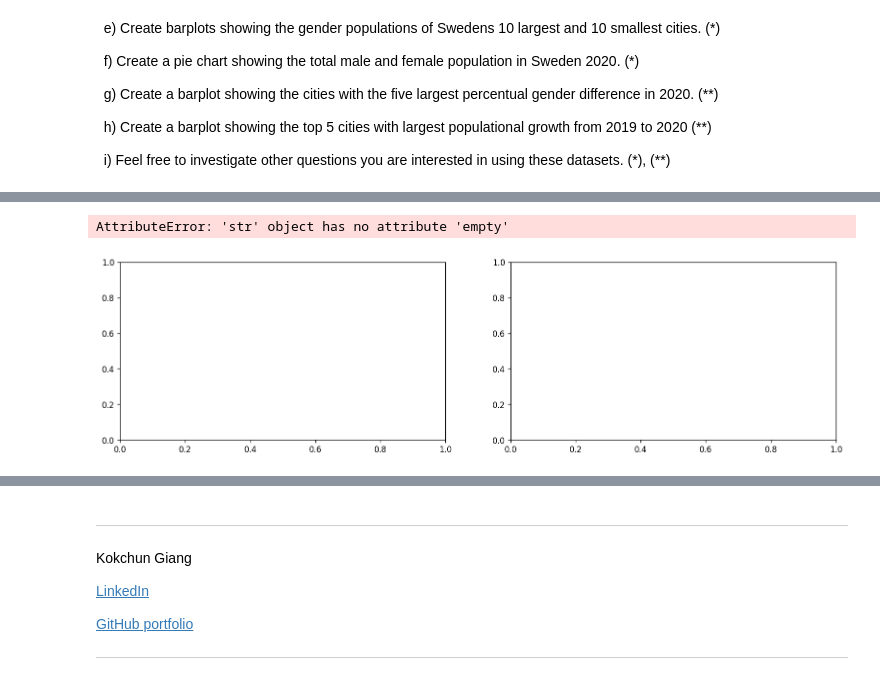
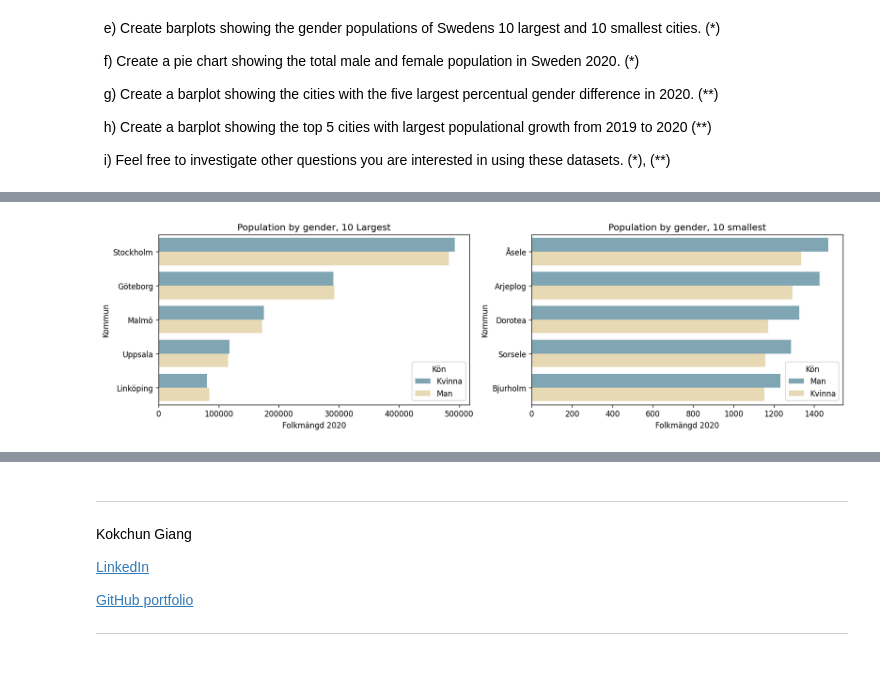
Before and after one commit to Rufshod/Databehandling-Alexander-Andersson, a Jupyter notebook: Exercises/E00_pandas_basic_syntax.ipynb, the cells around one changed output, grey strips where cells are left out. Cells and saved outputs as stored; diff of their text form; code cells hidden in the pictures.

```diff
--- a/Exercises/E00_pandas_basic_syntax.ipynb
+++ b/Exercises/E00_pandas_basic_syntax.ipynb
@@ -510,5 +502,16 @@ memory usage: 13.7+ KB
 # %%
 # b )
-df_merged = pd.concat([df_men, df_women]) # Merge with .concat to get it vertically
-df_merged
+def pop_columns(df):
+
+    df.pop("Rang 2020") # Removing columns
+    df.pop("Rang 2019")
+
+    return df
+
+pop_columns(df_men)
+pop_columns(df_women)
+
+df_merged = pd.concat([df_women, df_men]) # Merge with .concat to get it vertically
+
+df_merged.head()
 # %% [output]
@@ -588,4 +561,7 @@ pop_columns(df_merged)
 # %%
 
 
-df_all = pd.concat([df_merged, df_total], axis = 1) # Using pop columns whils concatinating the DataFrames.
+#df_all = pd.concat([df_merged, df_total], axis=1) # Using pop columns whils concatinating the DataFrames.
+df_all = df_merged.merge(df_total).sort_values(by = "Total Pop 2020", ascending= False, ignore_index= True)
+
+df_all.info()
@@ -592,4 +583,0 @@ df_all = pd.concat([df_merged, df_total], axis = 1) # Using pop columns whils co
-# %%
-df_all = df_all.sort_values(by = "Folkmängd 2020", ascending=False)
-
-df_all
@@ -649,16 +594,12 @@ df_all
 # %%
 # e)
 
 fig, axes = plt.subplots(1, 2, figsize=(16, 4), dpi=120)
 titles = ["Population by gender, 10 Largest", "Population by gender, 10 smallest"]
 data_frames = (df_all.head(10), df_all.tail(10))
 
 for i, (data, title) in enumerate(zip(data_frames, titles)):
-    sns.barplot(
-        data=data, x="Kommun", y="Total Pop 2020", hue = "Kön", ax=axes[i]
-    )
+    sns.barplot(data=data, x="Folkmängd 2020", y="Kommun", hue="Kön", ax=axes[i], palette= "blend:#7AB,#EDA")
     axes[i].set(title=title)
-    axes[i].set_xticklabels(axes[i].get_xticklabels())
 # %% [output]
-AttributeError: 'str' object has no attribute 'empty'
-[figure, old version]
+[figure, new version]
```
Also changed, not shown: parts of 12 cells of this notebook.
